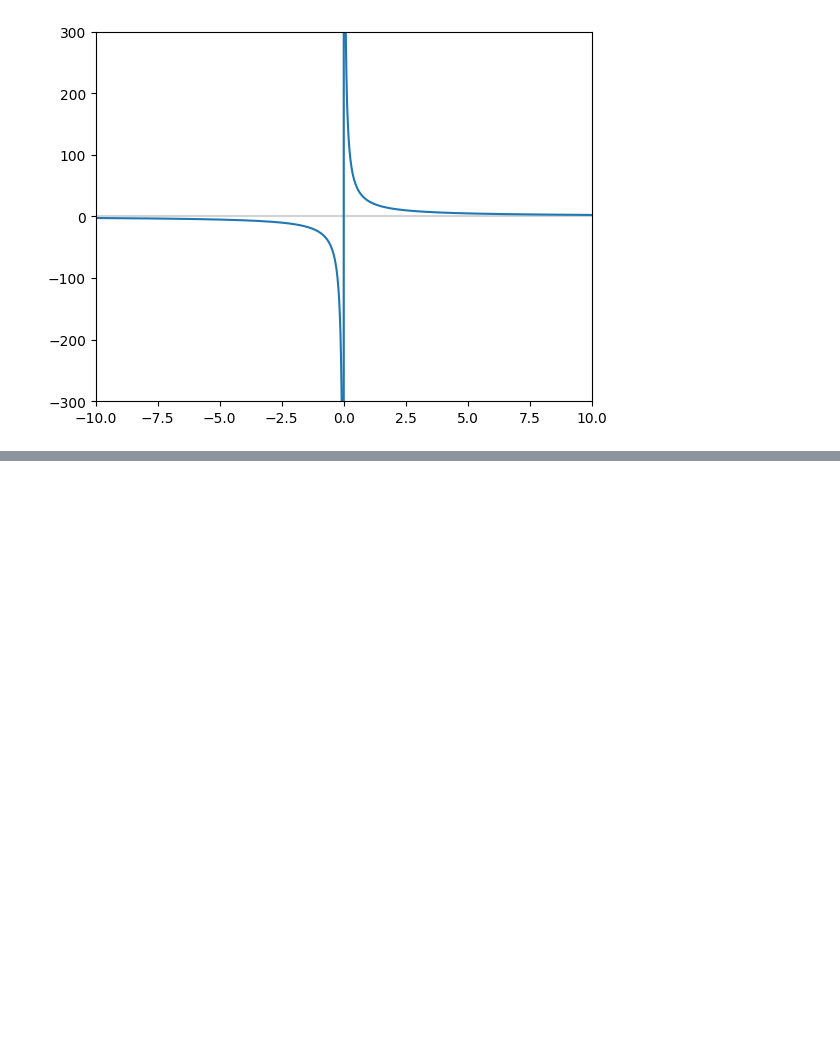
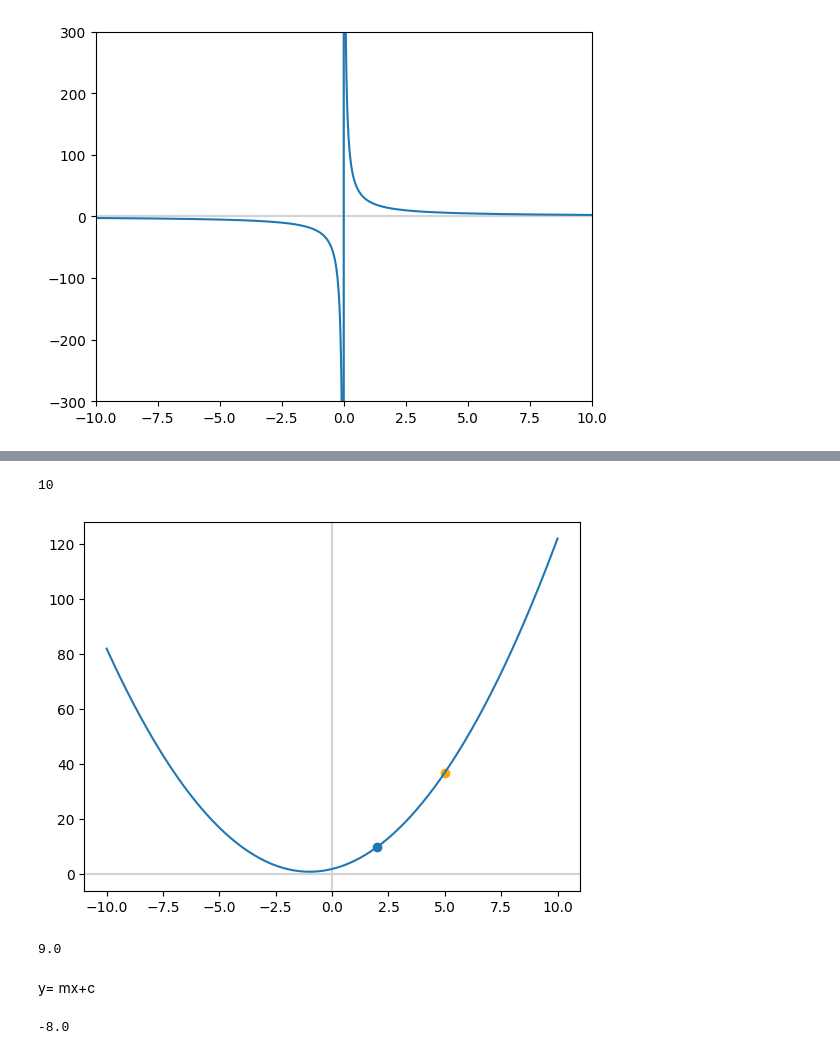
Before and after one commit to Krisho1/Machine-Learning-Foundations-Math-Probability-Statistics-and-Computer-Science-Python-Codes-, a Jupyter notebook: Calculus_I.ipynb, the cells around one changed output, grey strips where cells are left out. Saved outputs shown, nothing was run; the diff lists cells and outputs as text; code cells hidden in the pictures; blank space fills up the shorter version.

```diff
--- a/Calculus_I.ipynb
+++ b/Calculus_I.ipynb
@@ -121,0 +139,25 @@ _=ax.plot(x,y)
+# %%
+my_fxn(2)
+# %% [output]
+10
+# %%
+fig,ax = plt.subplots()
+plt.axvline(x=0,color= 'lightgray')
+plt.axhline(y=0,color = 'lightgray')
+plt.scatter(2,10)   #P
+plt.scatter(5,37, c ='orange') #y
+_=ax.plot(x,y)
+# %% [output]
+[figure, added]
+# %%
+m = (37-10)/(5-2)
+m
+# %% [output]
+9.0
+# %% [markdown]
+y= mx+c
+# %%
+c = 37-m*5
+c
+# %% [output]
+-8.0
```
Also changed, not shown: parts of 30 cells of this notebook.
